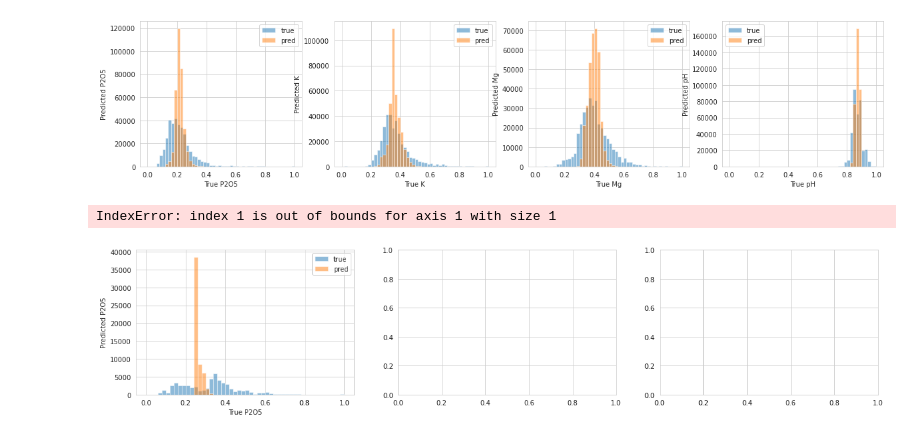
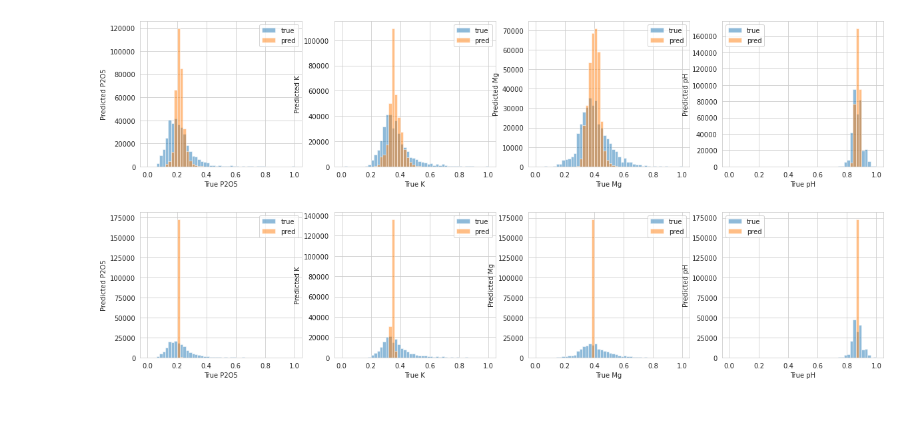
Before and after one commit to DKRZ-AIM/ai4eo-hyperview, a Jupyter notebook: notebooks/simple_models/evaluation.ipynb, the cells around one changed output. Cells and saved outputs as stored; diff of their text form; code cells hidden in the pictures; blank space fills up the shorter version.

```diff
--- a/notebooks/simple_models/evaluation.ipynb
+++ b/notebooks/simple_models/evaluation.ipynb
@@ -88,0 +102,5 @@ y_vs_s.append(np.load(os.path.join(path, name_v_ix0)))
+# %%
+frequency, bins = np.histogram(y_vs_s[0], bins=50, range=[0, 1])
+plt.hist(y_vs_s[0], alpha=0.5, bins=bins, label='true')
+plt.hist(y_hat_rfs_s[0], alpha=0.5, bins=bins, label='pred')
+plt.legend()
@@ -94,13 +123,38 @@ y_vs_s.append(np.load(os.path.join(path, "y_vs_RandomForest_202205022017_nest=10
 # %%
 # idx 2
-y_hat_bls_s.append(np.load(os.path.join(path, "y_hat_bls_RandomForest_202205022017_nest=1081_maxd=None_minsl=5.npy")))
-y_hat_rfs_s.append(np.load(os.path.join(path, "y_hat_rfs_RandomForest_202205022017_nest=1081_maxd=None_minsl=5.npy")))
-y_vs_s.append(np.load(os.path.join(path, "y_vs_RandomForest_202205022017_nest=1081_maxd=None_minsl=5.npy")))
+name_bl_ix2 = "y_hat_bls_RandomForest_202205022017_nest=1081_maxd=None_minsl=5.npy"
+name_rf_ix2 = "y_hat_rfs_RandomForest_202205022017_nest=1081_maxd=None_minsl=5.npy"
+name_v_ix2 = "y_vs_RandomForest_202205022017_nest=1081_maxd=None_minsl=5.npy"
+
+name_bl_ix2 = "y_hat_bls_XGB_202205171645_nest=948_maxd=Noneeta=0.03551762239725967gamma=0.001736102301409208alpha=0.6389230993676236mincw=10.npy"
+name_rf_ix2 = "y_hat_rfs_XGB_202205171645_nest=948_maxd=Noneeta=0.03551762239725967gamma=0.001736102301409208alpha=0.6389230993676236mincw=10.npy"
+name_v_ix2 = "y_vs_XGB_202205171645_nest=948_maxd=Noneeta=0.03551762239725967gamma=0.001736102301409208alpha=0.6389230993676236mincw=10.npy"
+
+y_hat_bls_s.append(np.load(os.path.join(path, name_rf_ix2)))
+y_hat_rfs_s.append(np.load(os.path.join(path, name_bl_ix2)))
+y_vs_s.append(np.load(os.path.join(path, name_v_ix2)))
+
+#y_hat_bls_s.append(np.load(os.path.join(path, "y_hat_bls_RandomForest_202205022017_nest=1081_maxd=None_minsl=5.npy")))
+#y_hat_rfs_s.append(np.load(os.path.join(path, "y_hat_rfs_RandomForest_202205022017_nest=1081_maxd=None_minsl=5.npy")))
+#y_vs_s.append(np.load(os.path.join(path, "y_vs_RandomForest_202205022017_nest=1081_maxd=None_minsl=5.npy")))
 # %%
 # idx 3
-y_hat_bls_s.append(np.load(os.path.join(path, "y_hat_bls_RandomForest_202205022205_nest=685_maxd=None_minsl=10.npy")))
-y_hat_rfs_s.append(np.load(os.path.join(path, "y_hat_rfs_RandomForest_202205022205_nest=685_maxd=None_minsl=10.npy")))
-y_vs_s.append(np.load(os.path.join(path, "y_vs_RandomForest_202205022205_nest=685_maxd=None_minsl=10.npy")))
+
+name_bl_ix3 = "y_hat_bls_RandomForest_202205022205_nest=685_maxd=None_minsl=10.npy"
+name_rf_ix3 = "y_hat_rfs_RandomForest_202205022205_nest=685_maxd=None_minsl=10.npy"
+name_v_ix3 = "y_vs_RandomForest_202205022205_nest=685_maxd=None_minsl=10.npy"
+
+name_bl_ix3 = "y_hat_bls_XGB_202205171543_nest=1106_maxd=Noneeta=0.02499089040438502gamma=0.0007804680973742435alpha=0.19344057317568825mincw=50.npy"
+name_rf_ix3 = "y_hat_rfs_XGB_202205171543_nest=1106_maxd=Noneeta=0.02499089040438502gamma=0.0007804680973742435alpha=0.19344057317568825mincw=50.npy"
+name_v_ix3 = "y_vs_XGB_202205171543_nest=1106_maxd=Noneeta=0.02499089040438502gamma=0.0007804680973742435alpha=0.19344057317568825mincw=50.npy"
+
+y_hat_bls_s.append(np.load(os.path.join(path, name_rf_ix3)))
+y_hat_rfs_s.append(np.load(os.path.join(path, name_bl_ix3)))
+y_vs_s.append(np.load(os.path.join(path, name_v_ix3)))
+
+#y_hat_bls_s.append(np.load(os.path.join(path, "y_hat_bls_RandomForest_202205022205_nest=685_maxd=None_minsl=10.npy")))
+#y_hat_rfs_s.append(np.load(os.path.join(path, "y_hat_rfs_RandomForest_202205022205_nest=685_maxd=None_minsl=10.npy")))
+#y_vs_s.append(np.load(os.path.join(path, "y_vs_RandomForest_202205022205_nest=685_maxd=None_minsl=10.npy")))
 # %%
 y_vs_s[0].shape
 #y_hat_bls_s[1].shape
@@ -175,17 +229,16 @@ for i, ax in enumerate(axs):
 [figure]
 # %%
 # ix single
-fig, axs = plt.subplots(1, 3, figsize=(20, 4))
+fig, axs = plt.subplots(1, 4, figsize=(20, 4))
 
 for i, ax in enumerate(axs):
 
     # Compute frequency and bins
     frequency, bins = np.histogram(y_vs_s[:,i], bins=50, range=[0, 1])
     ax.hist(y_vs_s[:, i], alpha=0.5, bins=bins, label='true')
     ax.hist(y_hat_rfs_s[:, i], alpha=0.5, bins=bins, label='pred')
     ax.legend()
     ax.set_xlabel('True ' + cols[i])
     ax.set_ylabel('Predicted ' + cols[i])
 # %% [output]
-IndexError: index 1 is out of bounds for axis 1 with size 1
-[figure, old version]
+[figure, new version]
```
Also changed, not shown: parts of 7 cells of this notebook, 5 other files.
